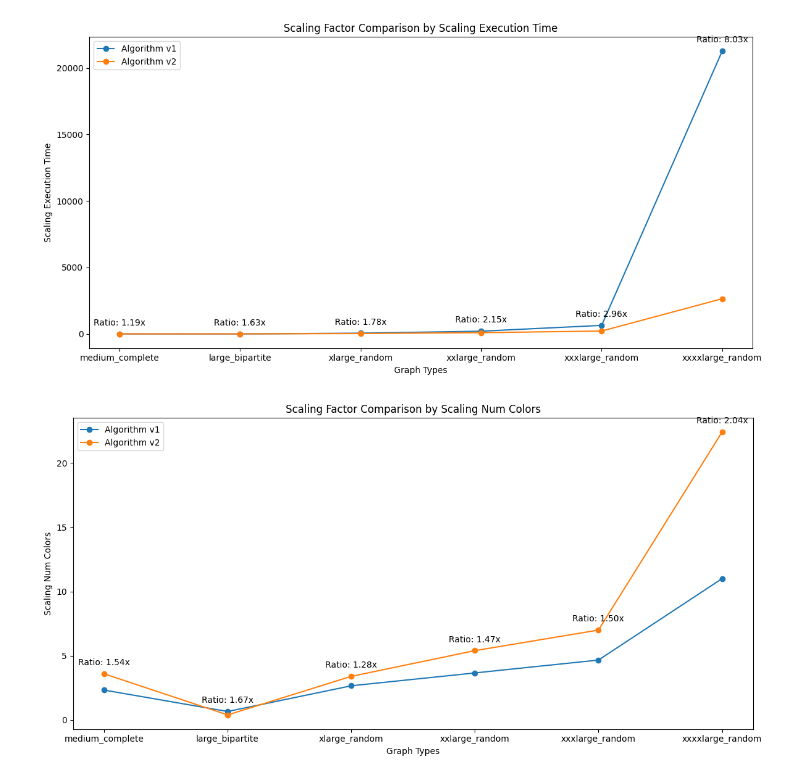
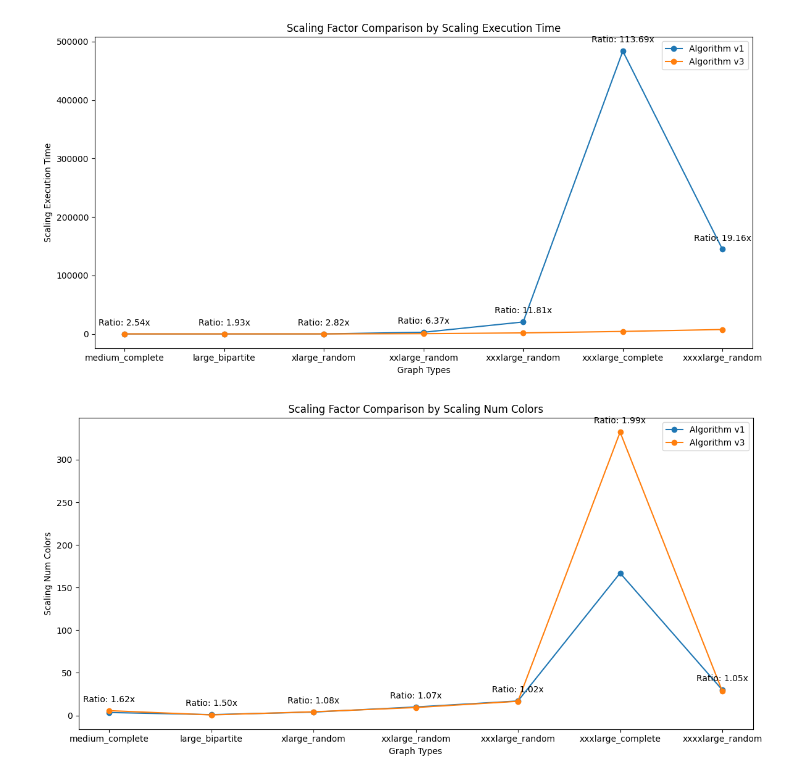
Before and after one commit to umitaltintas/graph-be, a Jupyter notebook: graph.ipynb, the cells around one changed output. Saved outputs shown, nothing was run; the diff lists cells and outputs as text; code cells hidden in the pictures.

```diff
--- a/graph.ipynb
+++ b/graph.ipynb
@@ -156,9 +192,11 @@ def generate_test_graphs():
         "medium_complete": nx.complete_graph(20),
         "large_bipartite": nx.bipartite.random_graph(25, 25, 0.4),
         "xlarge_random": nx.erdos_renyi_graph(100, 0.3),
-        "xxlarge_random": nx.erdos_renyi_graph(200, 0.2),
-        "xxxlarge_random": nx.erdos_renyi_graph(300, 0.2),
-        "xxxxlarge_random": nx.erdos_renyi_graph(1000, 0.2),
+        "xxlarge_random": nx.erdos_renyi_graph(500, 0.2),
+        "xxxlarge_random": nx.erdos_renyi_graph(1000, 0.2),
+        "xxxlarge_complete": nx.complete_graph(1000),
+        "xxxxlarge_random": nx.erdos_renyi_graph(2000, 0.2),
+
     }
 
 # Benchmarking function
@@ -176,7 +214,7 @@ def main():
     baseline = {}
     for graph_name, graph in graphs.items():
         results[graph_name] = {}
-        for algorithm in [defective_coloring_v1, defective_coloring_v2]:
+        for algorithm in [defective_coloring_v1, defective_coloring_v3]:
             exec_time, num_colors = benchmark_coloring_algorithm(graph, algorithm)
             results[graph_name][algorithm.__name__] = {
                 "execution_time": exec_time,
@@ -200,7 +238,7 @@ def main():
 
 def plot_scaling_results(benchmark_results):
     scaling_metrics = ['scaling_execution_time', 'scaling_num_colors']
-    algorithms = ['defective_coloring_v1', 'defective_coloring_v2']
+    algorithms = ['defective_coloring_v1', 'defective_coloring_v3']
     graph_types = list(benchmark_results.keys())[1:]  # Exclude the baseline graph
 
     for metric in scaling_metrics:
@@ -211,36 +249,36 @@ def plot_scaling_results(benchmark_results):
 
         for alg in algorithms:
             plt.plot(graph_types, values[alg], label=f'Algorithm {alg[-2:]}', marker='o')
 
         # Annotate the ratio of the values for each graph type
         # Annotate the ratio of larger value to smaller value for each graph type
         for i, graph in enumerate(graph_types):
-            v1, v2 = values['defective_coloring_v1'][i], values['defective_coloring_v2'][i]
+            v1, v2 = values['defective_coloring_v1'][i], values['defective_coloring_v3'][i]
 
             # Avoid division by zero and determine which value is larger
             if v1 > 0 and v2 > 0:
                 ratio = max(v1, v2) / min(v1, v2)
                 label = f'Ratio: {ratio:.2f}x'
             else:
                 label = 'N/A'  # Case when either of the values is zero
 
             plt.annotate(label, (i, max(v1, v2)), textcoords="offset points", xytext=(0,10), ha='center')
 
 
         plt.xlabel('Graph Types')
         plt.ylabel(metric.replace('_', ' ').title())
         plt.title(f'Scaling Factor Comparison by {metric.replace("_", " ").title()}')
         plt.legend()
         plt.tight_layout()
         plt.show()
 
 # Main execution
 if __name__ == "__main__":
     benchmark_results = main()  # Ensure the main function is defined and returns benchmark_results
     plot_scaling_results(benchmark_results)
 # %% [output]
-[figure, old version]
+[figure, new version]
-[figure, old version]
+[figure, new version]
 # %%
 def test_defective_coloring_with_timing():
     graph_sizes = range(50, 300, 30)  # Range of graph sizes
```
Also changed, not shown: parts of 4 cells of this notebook, 1 other file.
